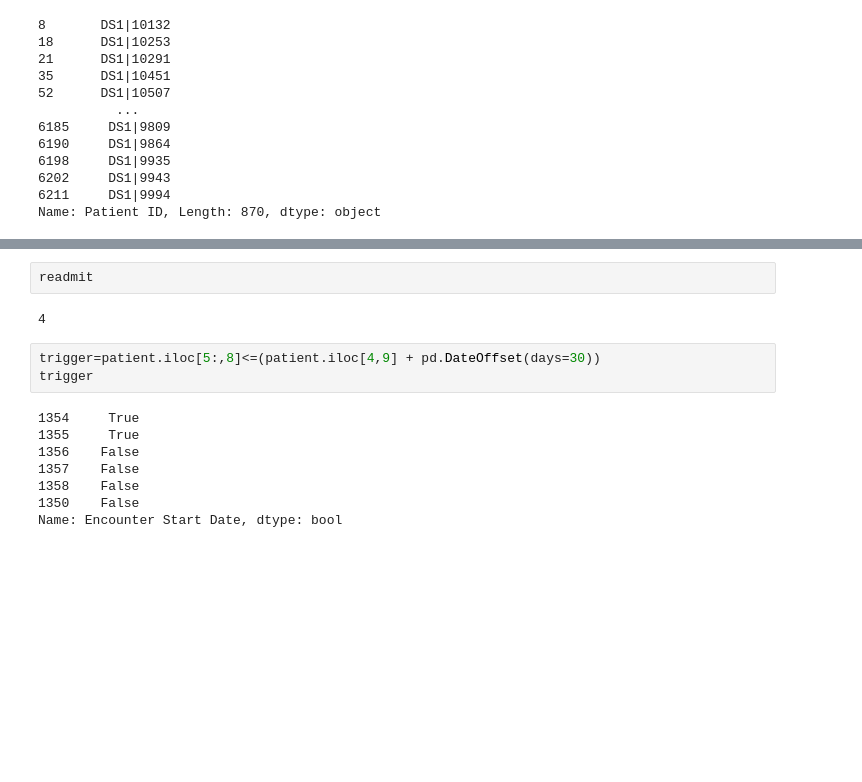
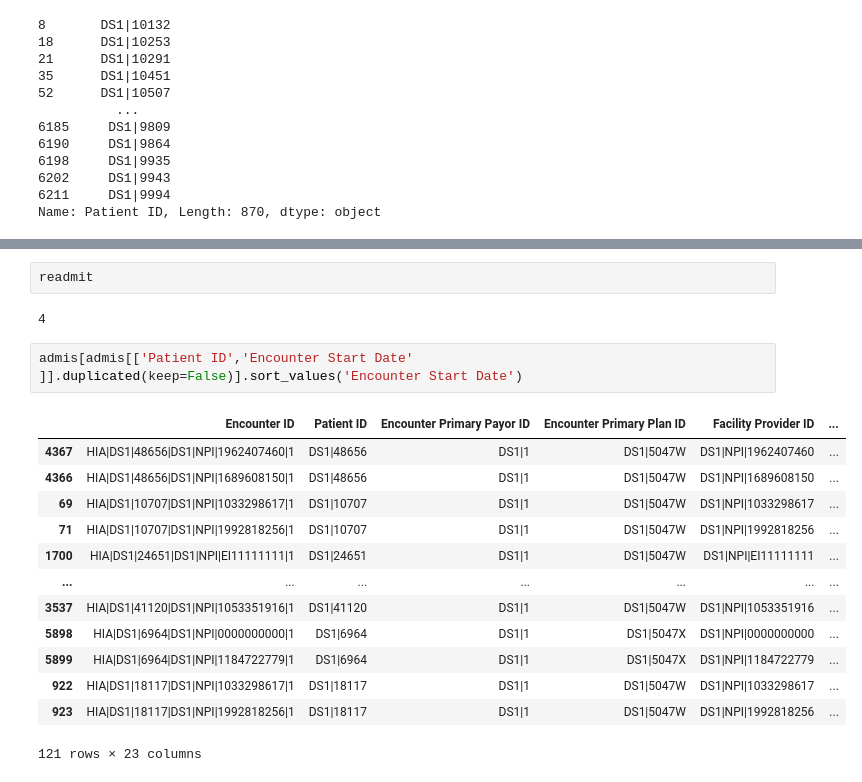
Before and after one commit to pfbabb/hostpital_readmission_analysis-jets, a Jupyter notebook: notebooks/EDA_babb.ipynb, the cells around one changed output, grey strips where cells are left out. Cells and saved outputs as stored; diff of their text form; blank space fills up the shorter version.

```diff
--- a/notebooks/EDA_babb.ipynb
+++ b/notebooks/EDA_babb.ipynb
@@ -215,15 +234,20 @@ rnum:10
-# %%
-readmit
-# %% [output]
-4
-# %%
-trigger=patient.iloc[5:,8]<=(patient.iloc[4,9] + pd.DateOffset(days=30))
-trigger
-# %% [output]
-1354     True
-1355     True
-1356    False
-1357    False
-1358    False
-1350    False
-Name: Encounter Start Date, dtype: bool
+# %%
+readmit
+# %% [output]
+4
+# %%
+admis[admis[['Patient ID','Encounter Start Date' ]].duplicated(keep=False)].sort_values('Encounter Start Date')
+# %% [output]
+|  | Encounter ID | Patient ID | Encounter Primary Payor ID | Encounter Primary Plan ID | Facility Provider ID | ... |
+| 4367 | HIA|DS1|48656|DS1|NPI|1962407460|1 | DS1|48656 | DS1|1 | DS1|5047W | DS1|NPI|1962407460 | ... |
+| 4366 | HIA|DS1|48656|DS1|NPI|1689608150|1 | DS1|48656 | DS1|1 | DS1|5047W | DS1|NPI|1689608150 | ... |
+| 69 | HIA|DS1|10707|DS1|NPI|1033298617|1 | DS1|10707 | DS1|1 | DS1|5047W | DS1|NPI|1033298617 | ... |
+| 71 | HIA|DS1|10707|DS1|NPI|1992818256|1 | DS1|10707 | DS1|1 | DS1|5047W | DS1|NPI|1992818256 | ... |
+| 1700 | HIA|DS1|24651|DS1|NPI|EI11111111|1 | DS1|24651 | DS1|1 | DS1|5047W | DS1|NPI|EI11111111 | ... |
+| ... | ... | ... | ... | ... | ... | ... |
+| 3537 | HIA|DS1|41120|DS1|NPI|1053351916|1 | DS1|41120 | DS1|1 | DS1|5047W | DS1|NPI|1053351916 | ... |
+| 5898 | HIA|DS1|6964|DS1|NPI|0000000000|1 | DS1|6964 | DS1|1 | DS1|5047X | DS1|NPI|0000000000 | ... |
+| 5899 | HIA|DS1|6964|DS1|NPI|1184722779|1 | DS1|6964 | DS1|1 | DS1|5047X | DS1|NPI|1184722779 | ... |
+| 922 | HIA|DS1|18117|DS1|NPI|1033298617|1 | DS1|18117 | DS1|1 | DS1|5047W | DS1|NPI|1033298617 | ... |
+| 923 | HIA|DS1|18117|DS1|NPI|1992818256|1 | DS1|18117 | DS1|1 | DS1|5047W | DS1|NPI|1992818256 | ... |
+121 rows × 23 columns
```
Also changed, not shown: parts of 4 cells of this notebook, 2 other files.
